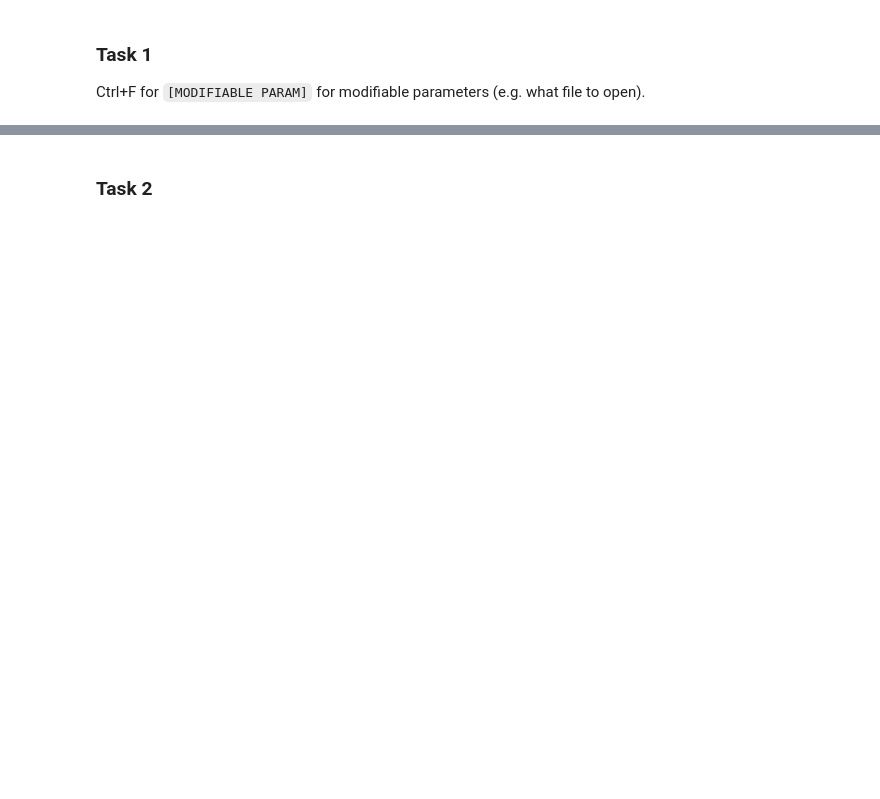
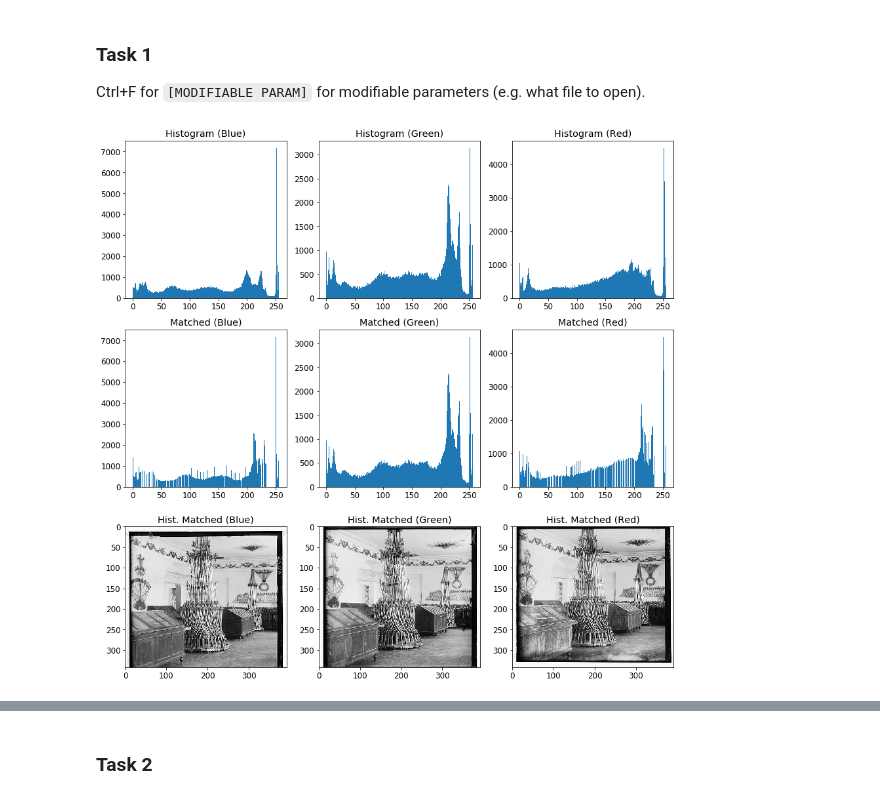
Before and after one commit to icecreambean/COMP9517, a Jupyter notebook: a1/z5075018_a1.ipynb, the cells around one changed output, grey strips where cells are left out. Cells and saved outputs as stored; diff of their text form; code cells hidden in the pictures; blank space fills up the shorter version.

```diff
--- a/a1/z5075018_a1.ipynb
+++ b/a1/z5075018_a1.ipynb
@@ -8,16 +8,18 @@ plt.rcParams['figure.figsize'] = (15,15)
 plt.rcParams.update({'font.size': 12})
 
 # modifiable parameters
-TEST_TASK_1 = False
+TEST_TASK_1 = True
 
 # ** Task 1 modifiable parameters, if enabled
 TASK_1_DIRECTORY = 'DataSamples'
-TASK_1_IMAGE = 's3.jpg'
+TASK_1_IMAGE = 's3.jpg' # 's1' to 's5'
 
 # ** Task 2 modifiable parameters, if enabled
-TASK_2_DIRECTORY = 'DataSamples'
-TASK_2_IMAGE = 's3.jpg'
-TASK_2_ATTEMPTS = 10
+TASK_2_DIRECTORY = 'high_qual_images'
+TASK_2_IMAGE = '00911u.jpg' # '00549u', '00911u'
+
+TASK_2_ATTEMPTS = 10  # num iterations (downsampling factors) to attempt
+TASK_2_RUNTIME_SECONDS_THRESHOLD = 1  # tolerable num seconds taken by cur loop before we terminate after this loop
 # %% [markdown]
 ### Task 1
 
@@ -170,8 +172,8 @@ def _getOffsetImage(img, temp, offset_r, offset_c):
 def alignComponents(b,g,r):
     # assume g == template (most accurately sliced)
     divisor = 16   # original method used: divisor=2
-    bord_r = int(g.shape[0]/divisor)
-    bord_c = int(g.shape[1]/divisor)
+    bord_r = max(int(g.shape[0]/divisor), 10)
+    bord_c = max(int(g.shape[1]/divisor), 10)
     g_new = cv2.copyMakeBorder(g, bord_r, bord_r, bord_c, bord_c, cv2.BORDER_CONSTANT)#, value=255)
     print("Border: nrow={}, ncol={}".format(bord_r, bord_c))
 
@@ -184,12 +186,12 @@ def alignComponents(b,g,r):
     b_time = time.time()
     print("Running mt() on (b,g)")
     b_offset_row, b_offset_col = _matchTemplate(b, g_new)   # <--[MODIFIABLE PARAM]
-    print(" * [Done]: took {} seconds.".format(time.time() - r_time))
+    print(" * [Done]: took {} seconds.".format(time.time() - b_time))
     return (b_offset_row, b_offset_col), g_new, (r_offset_row, r_offset_col), (bord_r, bord_c)
 
 # (hacked off this subfunction from alignComponents() to allow for histogram matching injection)
 # convenience function to set up calls to:   _getOffsetImage()
-def applyAlignment(b,r, b_offsets,r_offsets):
+def applyAlignment(b,g_new,r, b_offsets,r_offsets):
     r_offset_row, r_offset_col = r_offsets
     b_offset_row, b_offset_col = b_offsets
 
@@ -225,33 +227,35 @@ def getCropAlignment(borders,g, b_offset, r_offset):  # all args in (r,c)
 #####################################################
 # get image components
 if TEST_TASK_1:
     fp = os.path.join(TASK_1_DIRECTORY, TASK_1_IMAGE)           # <--[MODIFIABLE PARAM]
     b,g,r = getImageComponents(fp)
 
     # apply histogram matching
     nr = 3
     nc = 3
     label_comps = ['Blue', 'Green', 'Red']
     img_comps = [b,g,r]
     for i in range(3):
         plt.subplot(nr,nc,i+1)
         plt.title('Histogram ({})'.format(label_comps[i]))
         plt.hist(img_comps[i].ravel(), 256, [0,256])
 
         b_mh = histMatch(b, g)
         r_mh = histMatch(r, g)
 
     img_comps = [b_mh,g,r_mh]
     for i in range(3):
         plt.subplot(nr,nc,i+4)
         plt.title('Matched ({})'.format(label_comps[i]))
         plt.hist(img_comps[i].ravel(), 256, [0,256])
         plt.subplot(nr,nc,i+7)
         plt.title('Hist. Matched ({})'.format(label_comps[i]))
         plt.imshow(img_comps[i], cmap=plt.get_cmap('gray'))
 
     #b = b_mh # test only
     #r = r_mh
+# %% [output]
+[figure, added]
 # %%
 # RESULTS: generate & plot aligned image
 if TEST_TASK_1:
```
Also changed, not shown: parts of 4 cells of this notebook, 6 other files.
